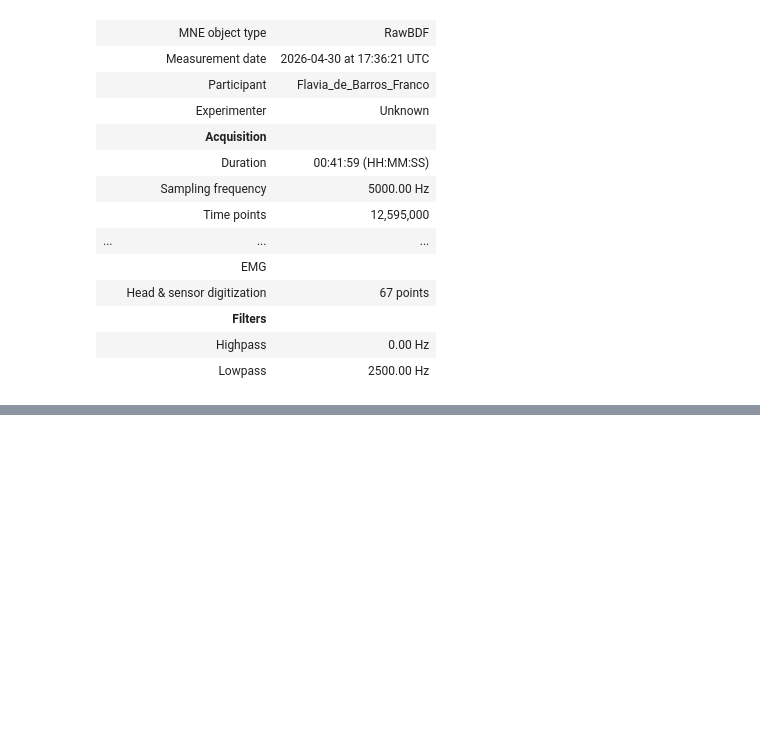
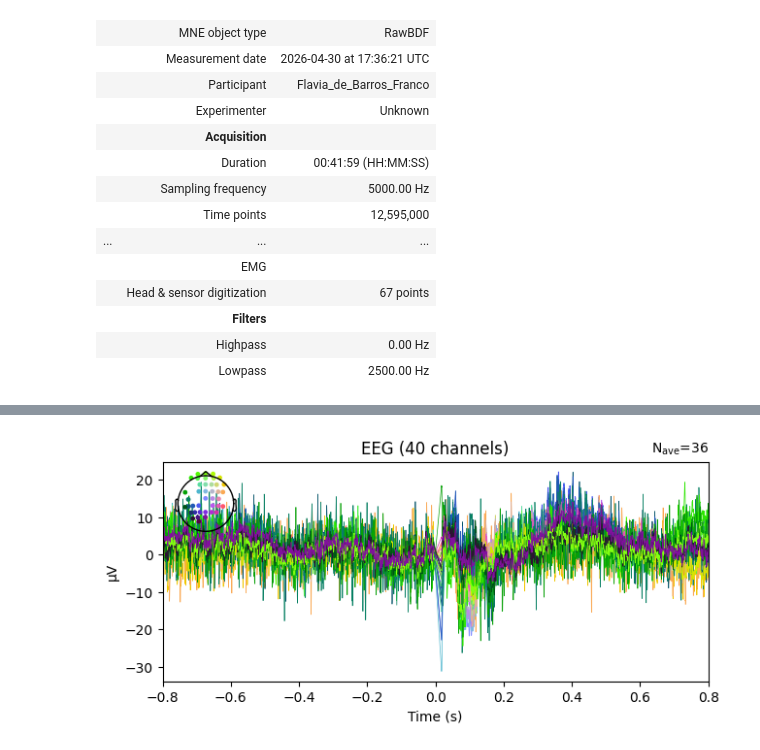
Before and after one commit to MarcioCamposJr/msc-eeg-tms-pipeline, a Jupyter notebook: templates/tep_processing_template.ipynb, the cells around one changed output, grey strips where cells are left out. Cells and saved outputs as stored; diff of their text form; code cells hidden in the pictures; blank space fills up the shorter version.

```diff
--- a/templates/tep_processing_template.ipynb
+++ b/templates/tep_processing_template.ipynb
@@ -109,0 +165,2 @@ Loading data for 36 events and 8001 original time points ...
+# %%
+epochs_clean_left.apply_baseline(baseline=(-0.250, -0.1))
@@ -109,0 +185,4 @@ Loading data for 36 events and 8001 original time points ...
+# %%
+epochs_clean_left.average().plot()
+# %% [output]
+[figure, added]
```
Also changed, not shown: parts of 16 cells of this notebook, 2 other files.
